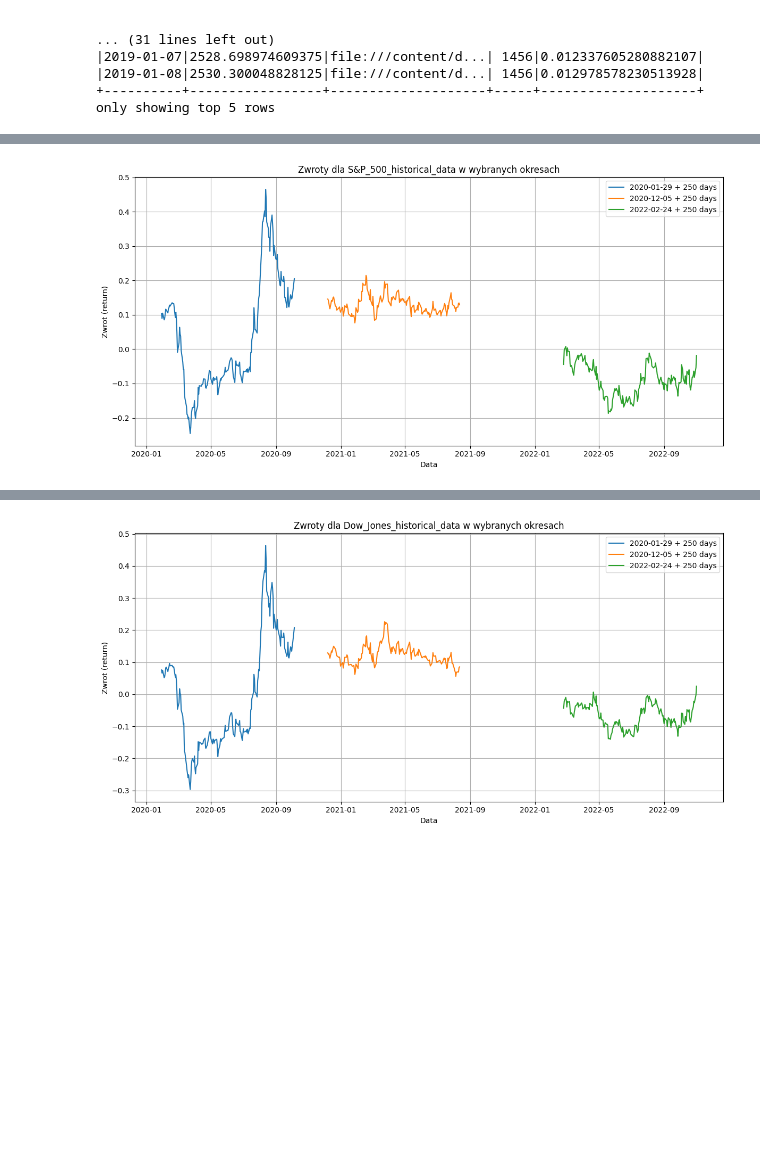
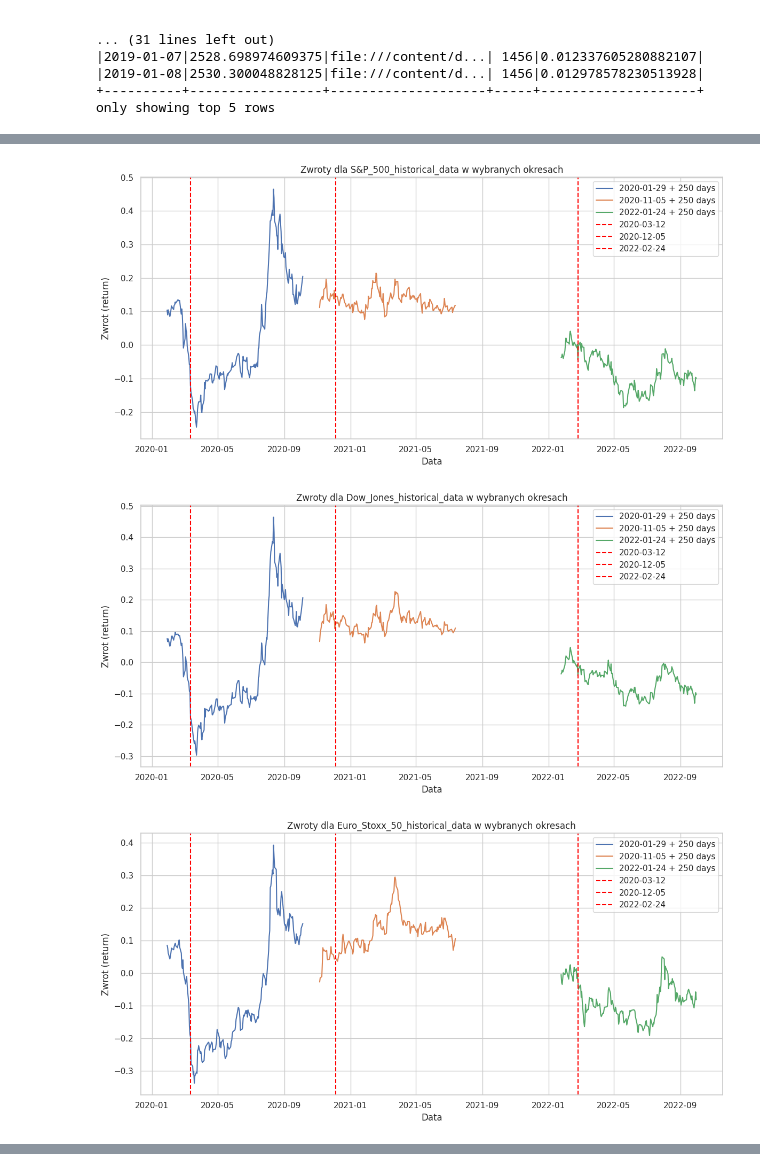
Before and after one commit to laplasjan/BigData, a Jupyter notebook: relative_returns.ipynb, the cells around one changed output, grey strips where cells are left out. Saved outputs shown, nothing was run; the diff lists cells and outputs as text; code cells hidden in the pictures; blank space fills up the shorter version.

```diff
--- a/relative_returns.ipynb
+++ b/relative_returns.ipynb
@@ -97,7 +100,7 @@ only showing top 5 rows
 only showing top 5 rows
 # %%
 symbol = "S&P_500_historical_data"
-if symbol in dataframes:
+for symbol in dataframes:
     final_df = dataframes[symbol]
 
     pandas_df = final_df.toPandas()
@@ -123,37 +130,46 @@ if symbol in dataframes:
 # %%
-symbol = "S&P_500_historical_data"
-if symbol in dataframes:
+for symbol in dataframes:
     final_df = dataframes[symbol]
     pandas_df = final_df.toPandas()
 
     pandas_df['Date'] = pd.to_datetime(pandas_df['Date'])
 
     periods = [
         ("2020-01-29", 250),
-        ("2020-12-05", 250),
-        ("2022-02-24", 250)
+        ("2020-11-05", 250),
+        ("2022-01-24", 250)
+    ]
+
+    important_dates = [
+        pd.to_datetime("2020-03-12"),
+        pd.to_datetime("2020-12-05"),
+        pd.to_datetime("2022-02-24")
     ]
 
     plt.figure(figsize=(12, 6))
     for start_date, days in periods:
         start_date = pd.to_datetime(start_date)
         end_date = start_date + pd.Timedelta(days=days)
 
         # Filtrowanie danych w tym przedziale czasowym
         filtered_data = pandas_df[(pandas_df['Date'] >= start_date) & (pandas_df['Date'] <= end_date)]
 
         plt.plot(
             filtered_data['Date'],
             filtered_data['return'],
             label=f"{start_date.date()} + {days} days"
         )
+    for important_date in important_dates:
+        plt.axvline(important_date, color='red', linestyle='--', label=f"{important_date.date()}")
 
     plt.title(f"Zwroty dla {symbol} w wybranych okresach")
     plt.xlabel("Data")
     plt.ylabel("Zwrot (return)")
     plt.legend()
     plt.grid(True)
     plt.tight_layout()
     plt.show()
 # %% [output]
-[figure, old version]
+[figure, new version]
+[figure, added]
+[figure, added]
@@ -160,38 +176,0 @@ if symbol in dataframes:
-# %%
-symbol = "Dow_Jones_historical_data"
-if symbol in dataframes:
-    final_df = dataframes[symbol]
-    pandas_df = final_df.toPandas()
-
-    pandas_df['Date'] = pd.to_datetime(pandas_df['Date'])
-
-    periods = [
-        ("2020-01-29", 250),
-        ("2020-12-05", 250),
-        ("2022-02-24", 250)
-    ]
-
-    plt.figure(figsize=(12, 6))
-    for start_date, days in periods:
-        start_date = pd.to_datetime(start_date)
-        end_date = start_date + pd.Timedelta(days=days)
-
-        # Filtrowanie danych w tym przedziale czasowym
-        filtered_data = pandas_df[(pandas_df['Date'] >= start_date) & (pandas_df['Date'] <= end_date)]
-
-        plt.plot(
-            filtered_data['Date'],
-            filtered_data['return'],
-            label=f"{start_date.date()} + {days} days"
-        )
-
-    # Dodanie etykiet i legendy
-    plt.title(f"Zwroty dla {symbol} w wybranych okresach")
-    plt.xlabel("Data")
-    plt.ylabel("Zwrot (return)")
-    plt.legend()
-    plt.grid(True)
-    plt.tight_layout()
-    plt.show()
-# %% [output]
-[figure, removed]
```
Also changed, not shown: parts of 10 cells of this notebook.
